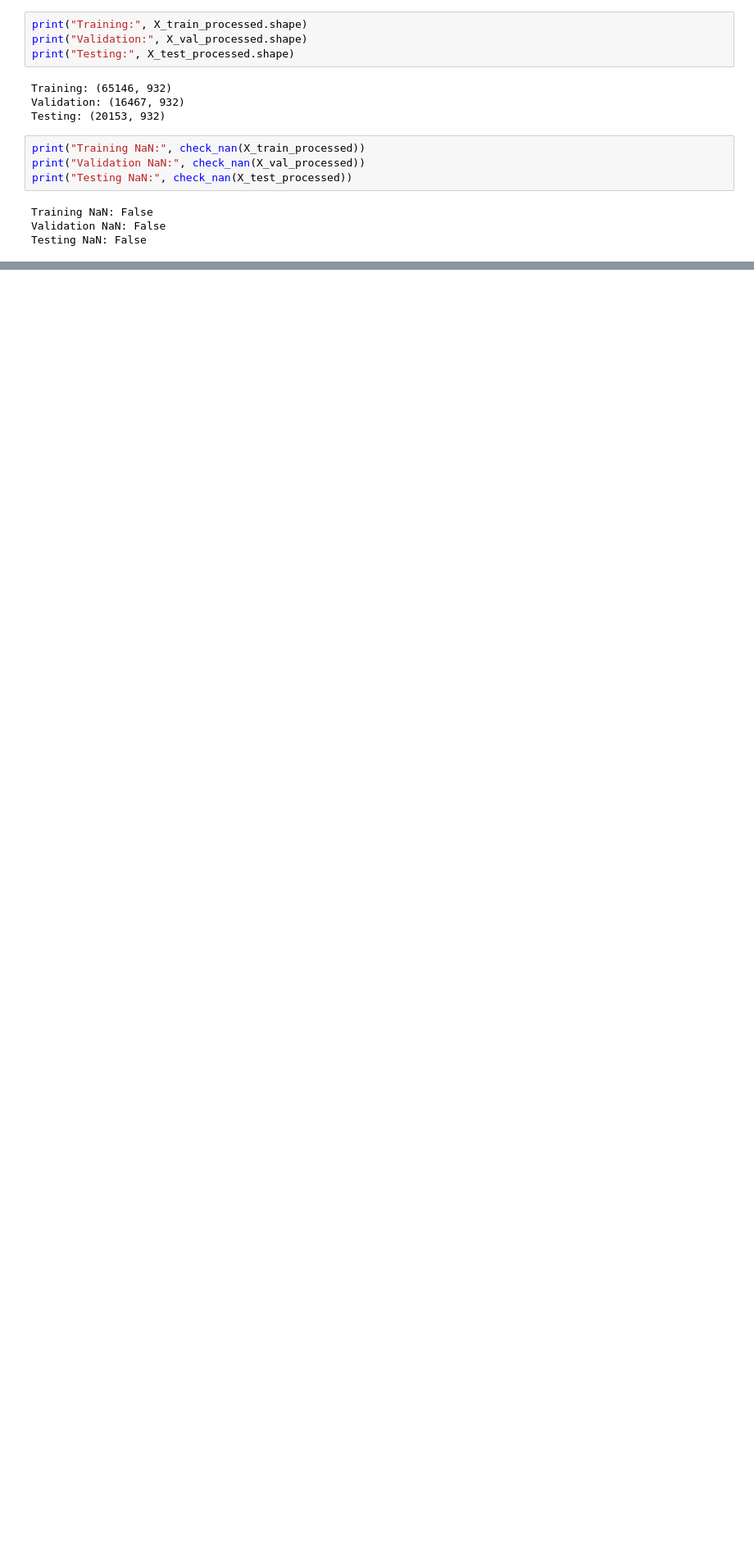
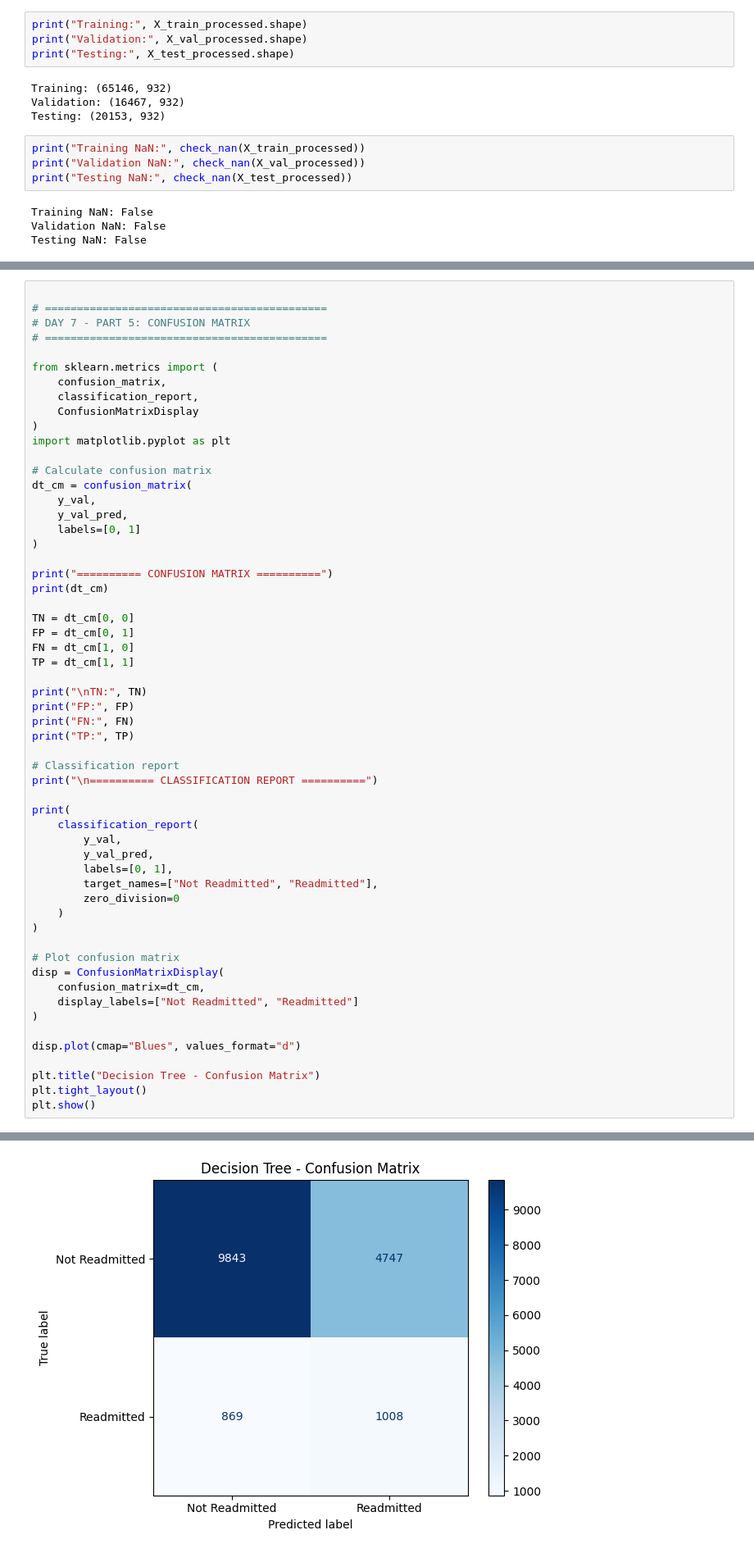
Before and after one commit to PredictiveHealth-AI/hospital-patient-readmission-prediction, a Jupyter notebook: notebooks/Group8_Readmission_Prediction.ipynb, the cells around one changed output, grey strips where cells are left out. Shown at 82% size. Drawn from its saved outputs; the diff is of its cells as text; blank space fills up the shorter version.

Commit message:
feat: add day 7 decision tree experiment

```diff
--- a/notebooks/Group8_Readmission_Prediction.ipynb
+++ b/notebooks/Group8_Readmission_Prediction.ipynb
@@ -1747,0 +3611,58 @@ Testing NaN: False
+# %%
+
+# ============================================
+# DAY 7 - PART 5: CONFUSION MATRIX
+# ============================================
+
+from sklearn.metrics import (
+    confusion_matrix,
+    classification_report,
+    ConfusionMatrixDisplay
+)
+import matplotlib.pyplot as plt
+
+# Calculate confusion matrix
+dt_cm = confusion_matrix(
+    y_val,
+    y_val_pred,
+    labels=[0, 1]
+)
+
+print("========== CONFUSION MATRIX ==========")
+print(dt_cm)
+
+TN = dt_cm[0, 0]
+FP = dt_cm[0, 1]
+FN = dt_cm[1, 0]
+TP = dt_cm[1, 1]
+
+print("\nTN:", TN)
+print("FP:", FP)
+print("FN:", FN)
+print("TP:", TP)
+
+# Classification report
+print("\n========== CLASSIFICATION REPORT ==========")
+
+print(
+    classification_report(
+        y_val,
+        y_val_pred,
+        labels=[0, 1],
+        target_names=["Not Readmitted", "Readmitted"],
+        zero_division=0
+    )
+)
+
+# Plot confusion matrix
+disp = ConfusionMatrixDisplay(
+    confusion_matrix=dt_cm,
+    display_labels=["Not Readmitted", "Readmitted"]
+)
+
+disp.plot(cmap="Blues", values_format="d")
+
+plt.title("Decision Tree - Confusion Matrix")
+plt.tight_layout()
+plt.show()
+# %% [output]
@@ -1747,0 +3687 @@ Testing NaN: False
+[figure, added]
```
Also changed, not shown: parts of 75 cells of this notebook.
